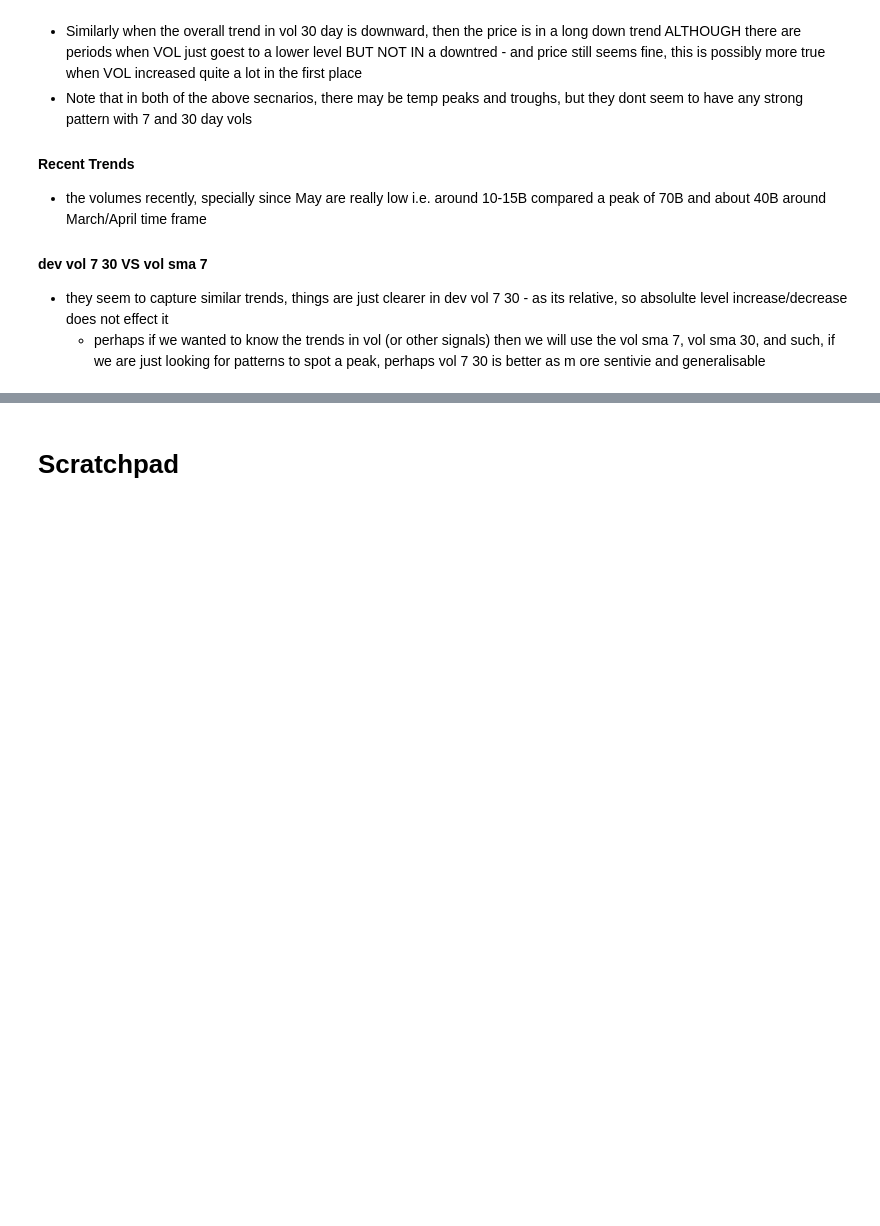
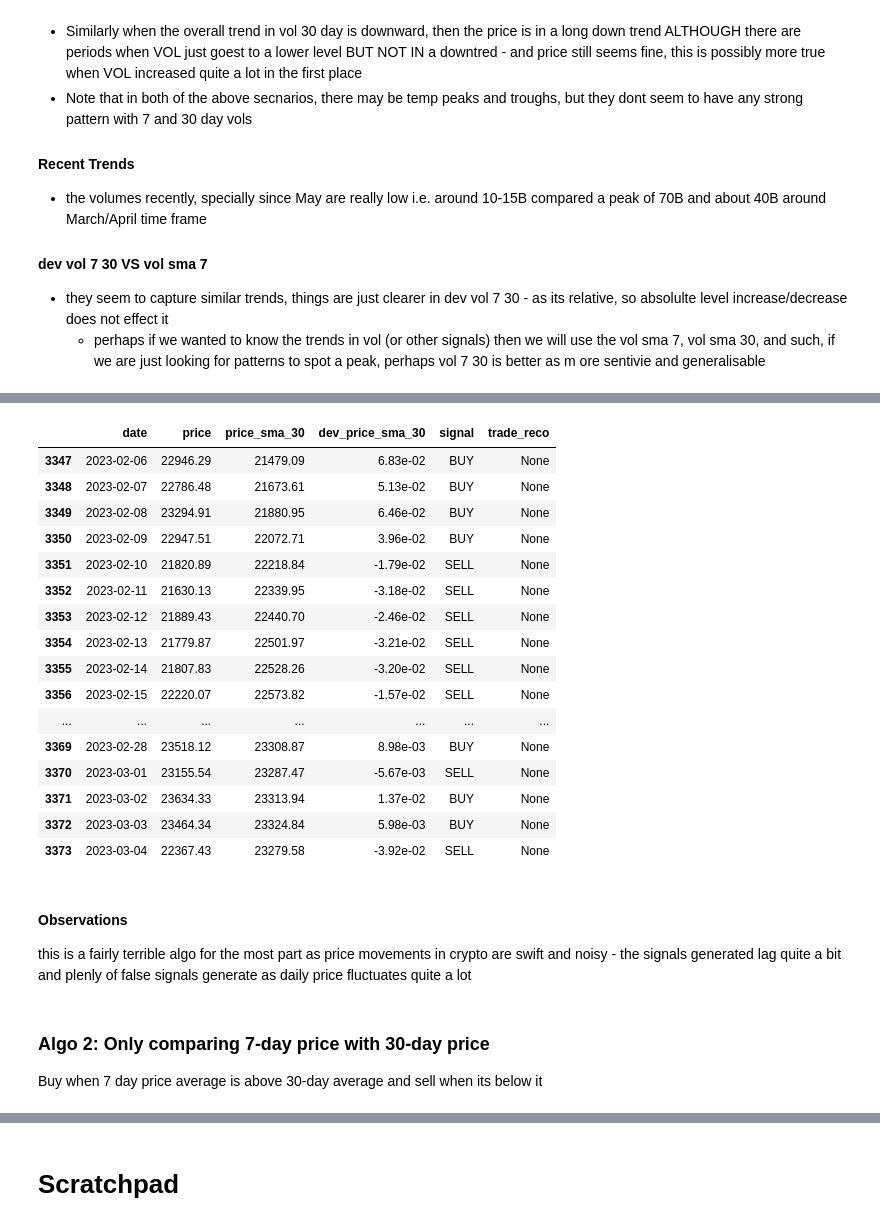
Before and after one commit to abhishek4563/crypto-trading-app, a Jupyter notebook: Algov0.2AlgoDev.ipynb, the cells around one changed output, grey strips where cells are left out. Saved outputs shown, nothing was run; the diff lists cells and outputs as text; code cells hidden in the pictures; blank space fills up the shorter version.

```diff
--- a/Algov0.2AlgoDev.ipynb
+++ b/Algov0.2AlgoDev.ipynb
@@ -311,0 +268,26 @@ start date: 2023-01-08 00:00:00 end date: 2023-07-07 00:00:00
+# %%
+btc_hist_prices[(btc_hist_prices['date']>'2023-02-05') & (btc_hist_prices['date']<'2023-03-05')] [['date','price','price_sma_30','dev_price_sma_30','signal', 'trade_reco']]
+# %% [output]
+|  | date | price | price_sma_30 | dev_price_sma_30 | signal | trade_reco |
+| 3347 | 2023-02-06 | 22946.29 | 21479.09 | 6.83e-02 | BUY | None |
+| 3348 | 2023-02-07 | 22786.48 | 21673.61 | 5.13e-02 | BUY | None |
+| 3349 | 2023-02-08 | 23294.91 | 21880.95 | 6.46e-02 | BUY | None |
+| 3350 | 2023-02-09 | 22947.51 | 22072.71 | 3.96e-02 | BUY | None |
+| 3351 | 2023-02-10 | 21820.89 | 22218.84 | -1.79e-02 | SELL | None |
+| 3352 | 2023-02-11 | 21630.13 | 22339.95 | -3.18e-02 | SELL | None |
+| 3353 | 2023-02-12 | 21889.43 | 22440.70 | -2.46e-02 | SELL | None |
+| 3354 | 2023-02-13 | 21779.87 | 22501.97 | -3.21e-02 | SELL | None |
+| 3355 | 2023-02-14 | 21807.83 | 22528.26 | -3.20e-02 | SELL | None |
+| 3356 | 2023-02-15 | 22220.07 | 22573.82 | -1.57e-02 | SELL | None |
+| ... | ... | ... | ... | ... | ... | ... |
+| 3369 | 2023-02-28 | 23518.12 | 23308.87 | 8.98e-03 | BUY | None |
+| 3370 | 2023-03-01 | 23155.54 | 23287.47 | -5.67e-03 | SELL | None |
+| 3371 | 2023-03-02 | 23634.33 | 23313.94 | 1.37e-02 | BUY | None |
+| 3372 | 2023-03-03 | 23464.34 | 23324.84 | 5.98e-03 | BUY | None |
+| 3373 | 2023-03-04 | 22367.43 | 23279.58 | -3.92e-02 | SELL | None |
+# %% [markdown]
+#### Observations
+this is a fairly terrible algo for the most part as price movements in crypto are swift and noisy - the signals generated lag quite a bit and plenly of false signals generate as daily price fluctuates quite a lot
+# %% [markdown]
+### Algo 2: Only comparing 7-day price with 30-day price
+Buy when 7 day price average is above 30-day average and sell when its below it
```
Also changed, not shown: parts of 58 cells of this notebook, 2 other files.
